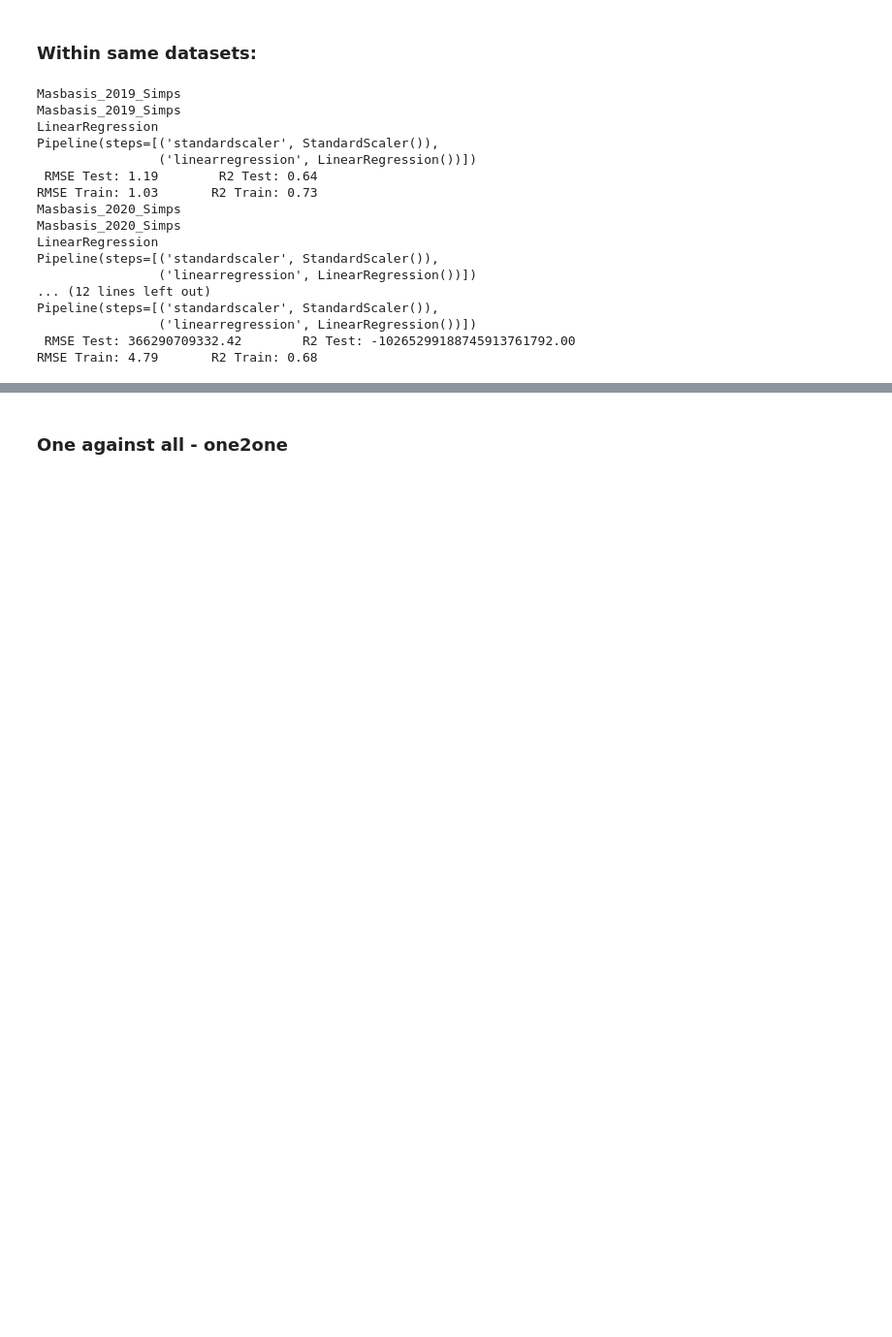
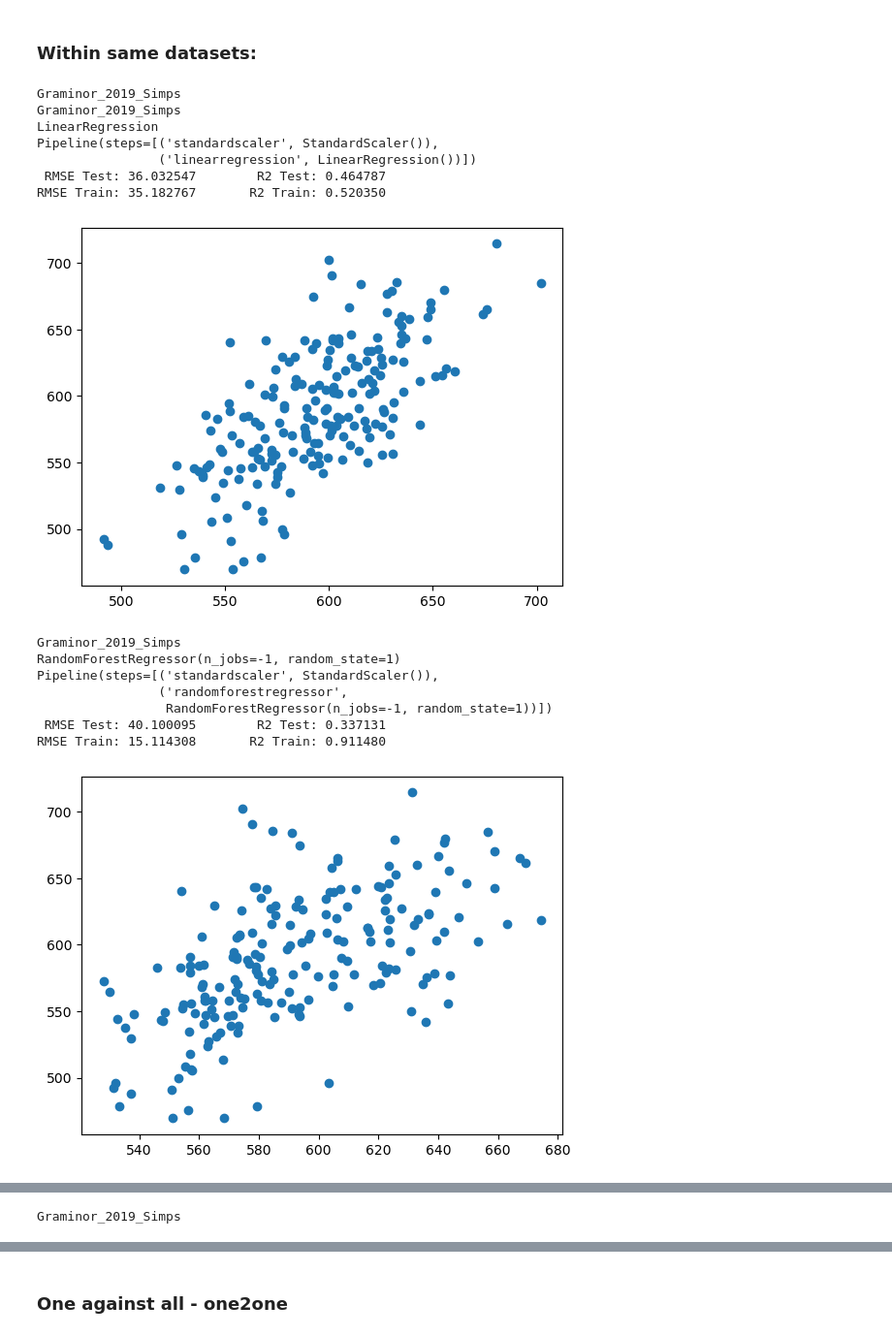
Before and after one commit to fahadijaz/spring_wheat_yield_prediction, a Jupyter notebook: 4,1. Model Training DY,DM.ipynb, the cells around one changed output, grey strips where cells are left out. Shown at 97% size. Cells and saved outputs as stored; diff of their text form; code cells hidden in the pictures; blank space fills up the shorter version.

```diff
--- a/4,1. Model Training DY,DM.ipynb
+++ b/4,1. Model Training DY,DM.ipynb
@@ -1,8 +1,8 @@
 # %% [markdown]
 # Declaring target feature
 # %%
-# target_features = ['GrainYield']
-target_features = ['Days2Maturity']
+target_features = ['GrainYield']
+# target_features = ['Days2Maturity']
 # %% [markdown]
 # Importing Libraries
 # %%
@@ -657,49 +761,54 @@ for df in all_df_now:
     #     Getting scores using cross_val_score
     for model in models:
         print(df)
-        importances, RMSE_test_temp, RMSE_train_temp, R2_test_temp, R2_train_temp, GKF_CV_temp = training_gkf_std(
-            model, X, y, gkf)
+        X_train, X_test, y_train, y_test = train_test_split(
+            X, y, test_size=0.33, random_state=1)
+
+        importances, RMSE_test_temp, RMSE_train_temp, R2_test_temp, R2_train_temp, GKF_CV_temp, y_pred = training_regr(
+            model, X_train, y_train, X_test, y_test, scatter=scatter_plot)
+
+#         importances, RMSE_test_temp, RMSE_train_temp, R2_test_temp, R2_train_temp, GKF_CV_temp = training_gkf_std(
+#             model, X, y, gkf)
         if importances is not None:
             plot_feat_imp(feature_importance=importances,
                           model=model,
                           train_feat=training_features,
                           threshold=threshold_all,
                           sort_feat=sort_feature_imp,
                           show_plot=show_feat_imp_plot,
                           save_plot=save_feat_imp_plot,
-                          export_path=export_path,
+                          export_path=export_path_plots,
                           save_suffix=df+'_66-33')
         if save_results_now:
             save_results(model=model,
                          agg_method=agg_method,
                          train_field=df,
                          test_field=df,
                          features_all=[training_features,
                                        base_indices,
                                        spectral_indices_all,
                                        spectral_indices,
                                        weather_features, export_path],
                          importances=importances,
                          RMSE_test=RMSE_test_temp,
                          RMSE_train=RMSE_train_temp,
                          R2_test=R2_test_temp,
                          R2_train=R2_train_temp,
                          GKF_CV=GKF_CV_temp)
 # %% [output]
-Masbasis_2019_Simps
-Masbasis_2019_Simps
+Graminor_2019_Simps
+Graminor_2019_Simps
 LinearRegression
 Pipeline(steps=[('standardscaler', StandardScaler()),
                 ('linearregression', LinearRegression())])
- RMSE Test: 1.19        R2 Test: 0.64
-RMSE Train: 1.03       R2 Train: 0.73
-Masbasis_2020_Simps
-Masbasis_2020_Simps
-LinearRegression
-Pipeline(steps=[('standardscaler', StandardScaler()),
-                ('linearregression', LinearRegression())])
-... (12 lines left out)
-Pipeline(steps=[('standardscaler', StandardScaler()),
-                ('linearregression', LinearRegression())])
- RMSE Test: 366290709332.42        R2 Test: -10265299188745913761792.00
-RMSE Train: 4.79       R2 Train: 0.68
+ RMSE Test: 36.032547        R2 Test: 0.464787
+RMSE Train: 35.182767       R2 Train: 0.520350
+[figure, added]
+Graminor_2019_Simps
+RandomForestRegressor(n_jobs=-1, random_state=1)
+Pipeline(steps=[('standardscaler', StandardScaler()),
+                ('randomforestregressor',
+                 RandomForestRegressor(n_jobs=-1, random_state=1))])
+ RMSE Test: 40.100095        R2 Test: 0.337131
+RMSE Train: 15.114308       R2 Train: 0.911480
+[figure, added]
@@ -705,0 +823 @@ RMSE Train: 4.79       R2 Train: 0.68
+Graminor_2019_Simps
```
Also changed, not shown: parts of 23 cells of this notebook, 16 other files.
